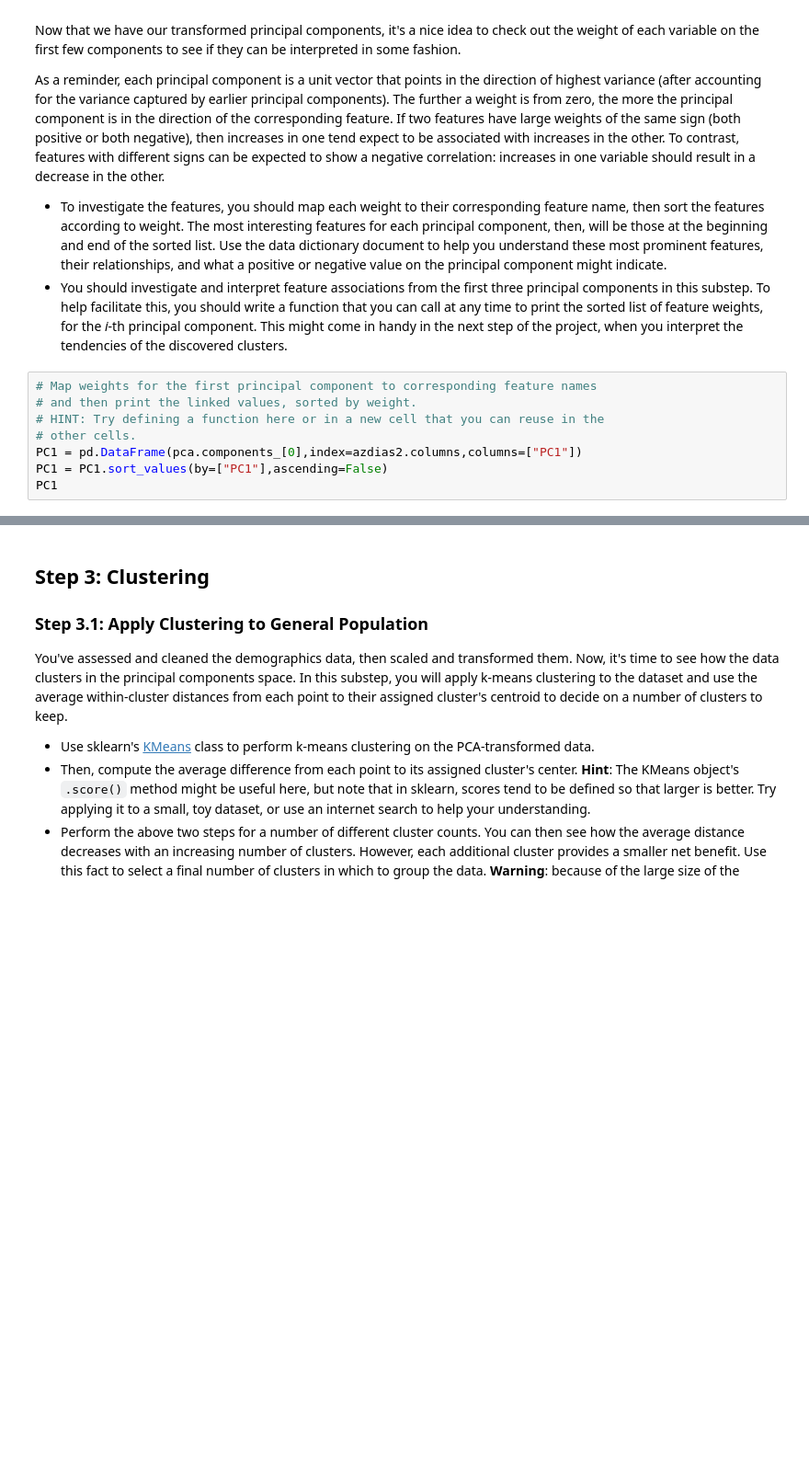
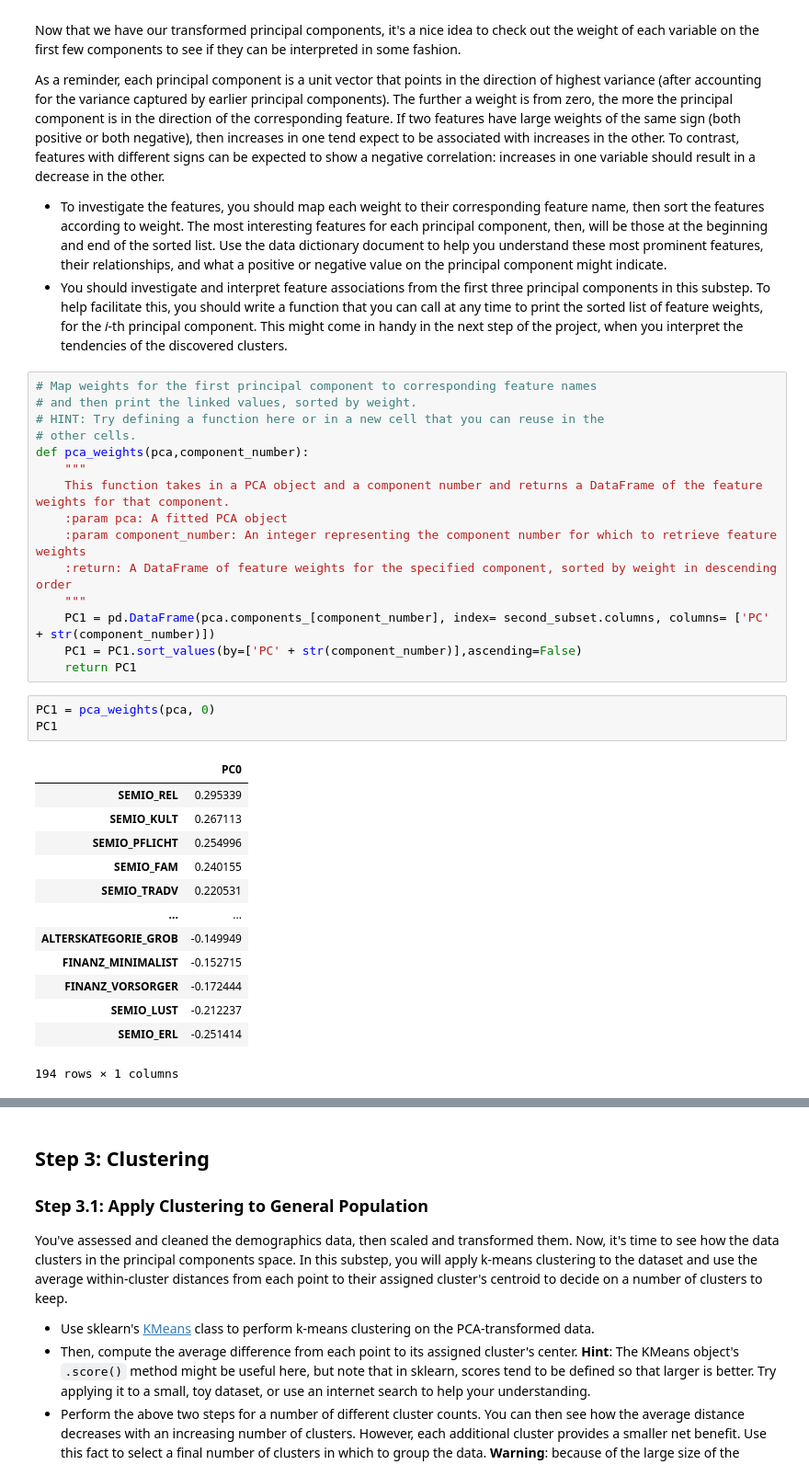
Before and after one commit to mahmodKhaled/Identify-Customer-Segments, a Jupyter notebook: Identify_Customer_Segments.ipynb, the cells around one changed output, grey strips where cells are left out. Shown at 92% size. Drawn from its saved outputs; the diff is of its cells as text; blank space fills up the shorter version.

```diff
--- a/Identify_Customer_Segments.ipynb
+++ b/Identify_Customer_Segments.ipynb
@@ -902,9 +907,33 @@ As a reminder, each principal component is a unit vector that points in the dire
 # and then print the linked values, sorted by weight.
 # HINT: Try defining a function here or in a new cell that you can reuse in the
 # other cells.
-PC1 = pd.DataFrame(pca.components_[0],index=azdias2.columns,columns=["PC1"])
-PC1 = PC1.sort_values(by=["PC1"],ascending=False)
-PC1
+def pca_weights(pca,component_number):
+    """
+    This function takes in a PCA object and a component number and returns a DataFrame of the feature weights for that component.
+    :param pca: A fitted PCA object
+    :param component_number: An integer representing the component number for which to retrieve feature weights
+    :return: A DataFrame of feature weights for the specified component, sorted by weight in descending order
+    """
+    PC1 = pd.DataFrame(pca.components_[component_number], index= second_subset.columns, columns= ['PC' + str(component_number)])
+    PC1 = PC1.sort_values(by=['PC' + str(component_number)],ascending=False)
+    return PC1
+# %%
+PC1 = pca_weights(pca, 0)
+PC1
+# %% [output]
+|  | PC0 |
+| SEMIO_REL | 0.295339 |
+| SEMIO_KULT | 0.267113 |
+| SEMIO_PFLICHT | 0.254996 |
+| SEMIO_FAM | 0.240155 |
+| SEMIO_TRADV | 0.220531 |
+| ... | ... |
+| ALTERSKATEGORIE_GROB | -0.149949 |
+| FINANZ_MINIMALIST | -0.152715 |
+| FINANZ_VORSORGER | -0.172444 |
+| SEMIO_LUST | -0.212237 |
+| SEMIO_ERL | -0.251414 |
+194 rows × 1 columns
 # %%
 # Map weights for the second principal component to corresponding feature names
 # and then print the linked values, sorted by weight.
```
Also changed, not shown: parts of 14 cells of this notebook.
